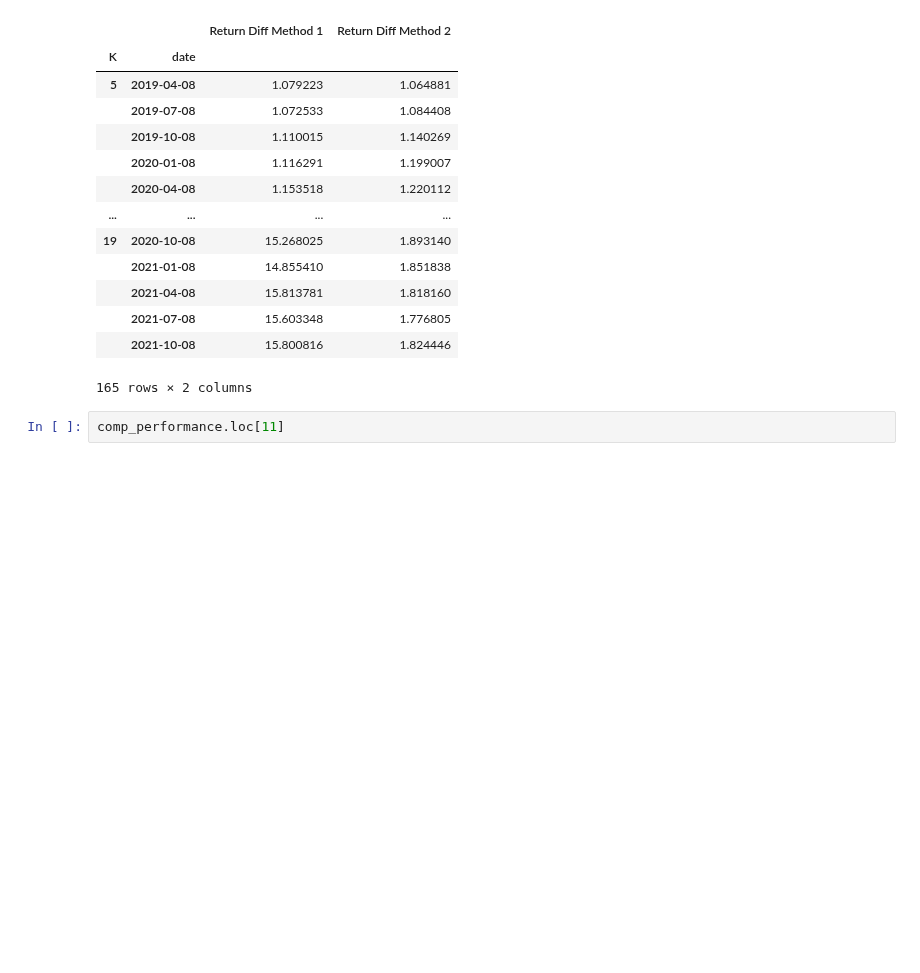
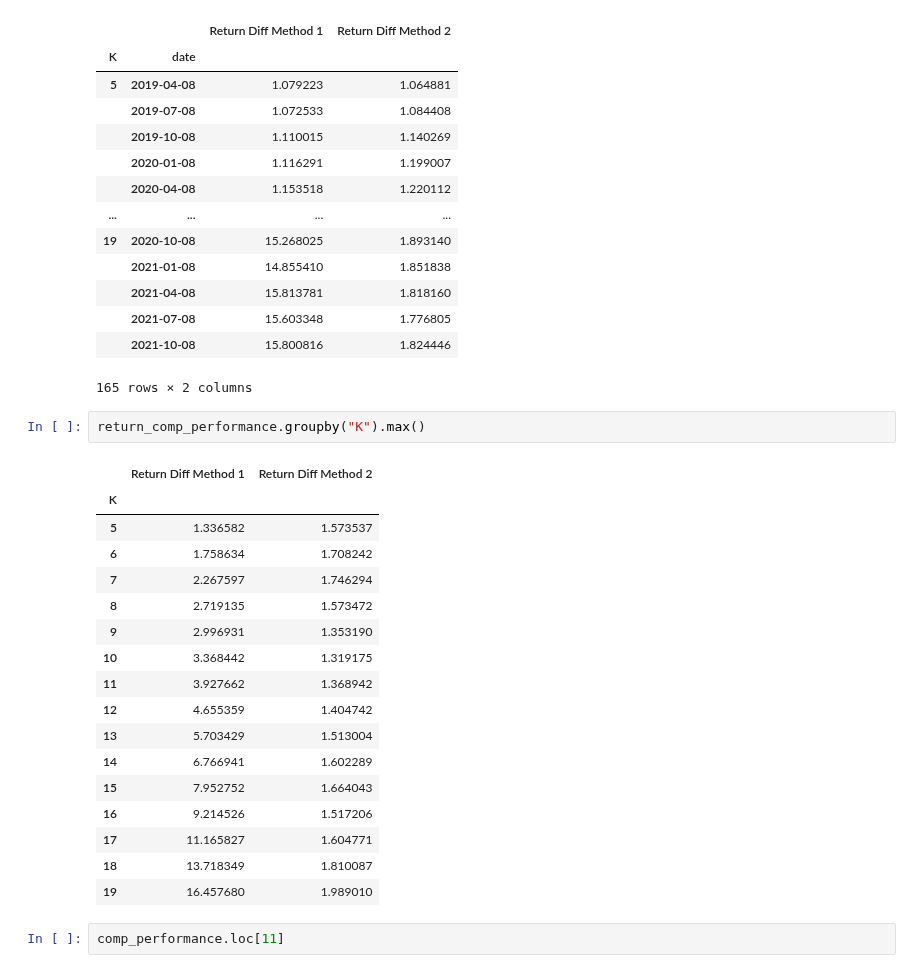
Before and after one commit to layoups/index-funds, a Jupyter notebook: create_indices.ipynb, the cells around one changed output. Cells and saved outputs as stored; diff of their text form; blank space fills up the shorter version.

Commit message:
max return diff per K

```diff
--- a/create_indices.ipynb
+++ b/create_indices.ipynb
@@ -501,6 +501,26 @@ return_comp_performance
 |  | 2021-07-08 | 15.603348 | 1.776805 |
 |  | 2021-10-08 | 15.800816 | 1.824446 |
 165 rows × 2 columns
+# %%
+return_comp_performance.groupby("K").max()
+# %% [output]
+|  | Return Diff Method 1 | Return Diff Method 2 |
+| K |  |  |
+| 5 | 1.336582 | 1.573537 |
+| 6 | 1.758634 | 1.708242 |
+| 7 | 2.267597 | 1.746294 |
+| 8 | 2.719135 | 1.573472 |
+| 9 | 2.996931 | 1.353190 |
+| 10 | 3.368442 | 1.319175 |
+| 11 | 3.927662 | 1.368942 |
+| 12 | 4.655359 | 1.404742 |
+| 13 | 5.703429 | 1.513004 |
+| 14 | 6.766941 | 1.602289 |
+| 15 | 7.952752 | 1.664043 |
+| 16 | 9.214526 | 1.517206 |
+| 17 | 11.165827 | 1.604771 |
+| 18 | 13.718349 | 1.810087 |
+| 19 | 16.457680 | 1.989010 |
 # %%
 comp_performance.loc[11]
 # %% [output]
```
